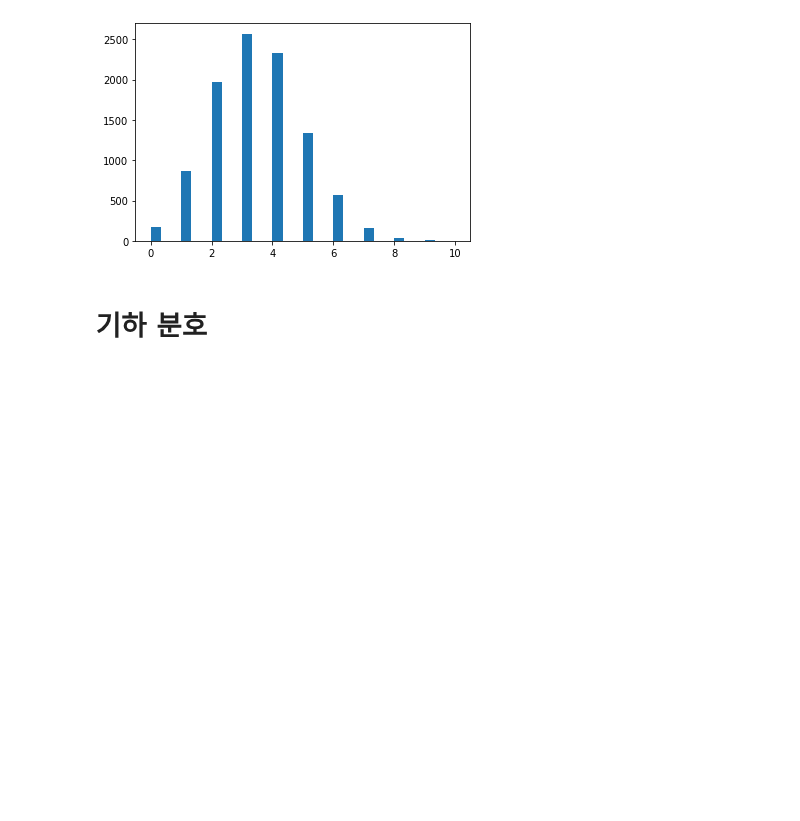
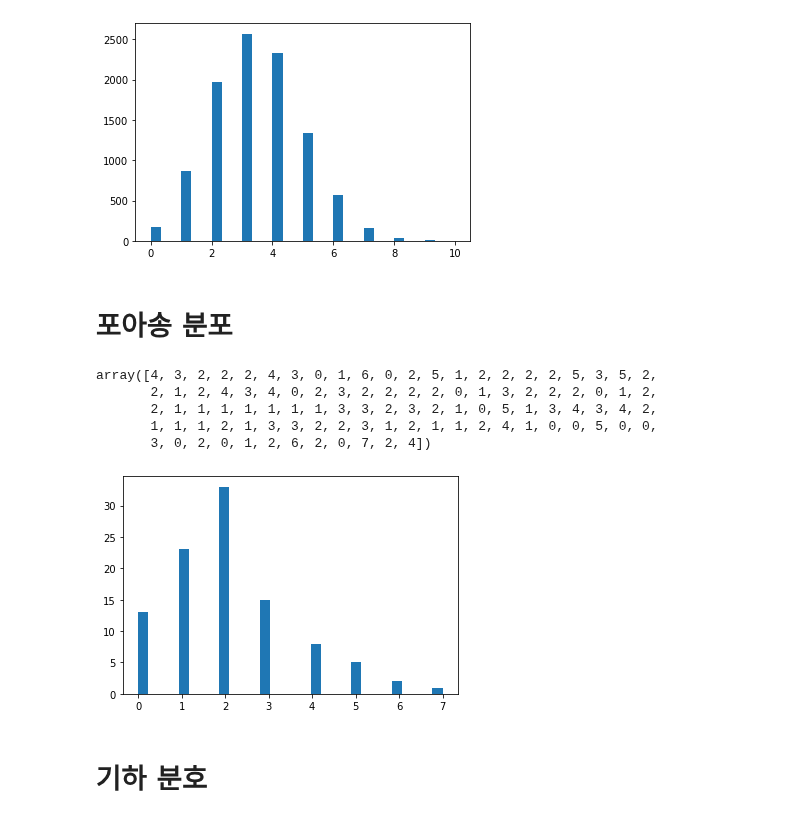
Before and after one commit to seoinhyeok96/python_data_class, a Jupyter notebook: 기초통계 수업 /2 days.ipynb, the cells around one changed output. Saved outputs shown, nothing was run; the diff lists cells and outputs as text; code cells hidden in the pictures; blank space fills up the shorter version.

```diff
--- a/기초통계 수업 /2 days.ipynb
+++ b/기초통계 수업 /2 days.ipynb
@@ -287,6 +285,22 @@ plt.hist(w,bins=30)
 plt.show()
 # %% [output]
 [figure]
+# %% [markdown]
+# 포아송 분포
+# %%
+v= np.random.poisson(lam=2,size=100)
+v
+# %% [output]
+array([4, 3, 2, 2, 2, 4, 3, 0, 1, 6, 0, 2, 5, 1, 2, 2, 2, 2, 5, 3, 5, 2,
+       2, 1, 2, 4, 3, 4, 0, 2, 3, 2, 2, 2, 2, 0, 1, 3, 2, 2, 2, 0, 1, 2,
+       2, 1, 1, 1, 1, 1, 1, 1, 3, 3, 2, 3, 2, 1, 0, 5, 1, 3, 4, 3, 4, 2,
+       1, 1, 1, 2, 1, 3, 3, 2, 2, 3, 1, 2, 1, 1, 2, 4, 1, 0, 0, 5, 0, 0,
+       3, 0, 2, 0, 1, 2, 6, 2, 0, 7, 2, 4])
+# %%
+plt.hist(v,bins=30)
+plt.show()
+# %% [output]
+[figure, added]
 # %% [markdown]
 # 기하 분호
 # %%
```
Also changed, not shown: parts of 7 cells of this notebook.
